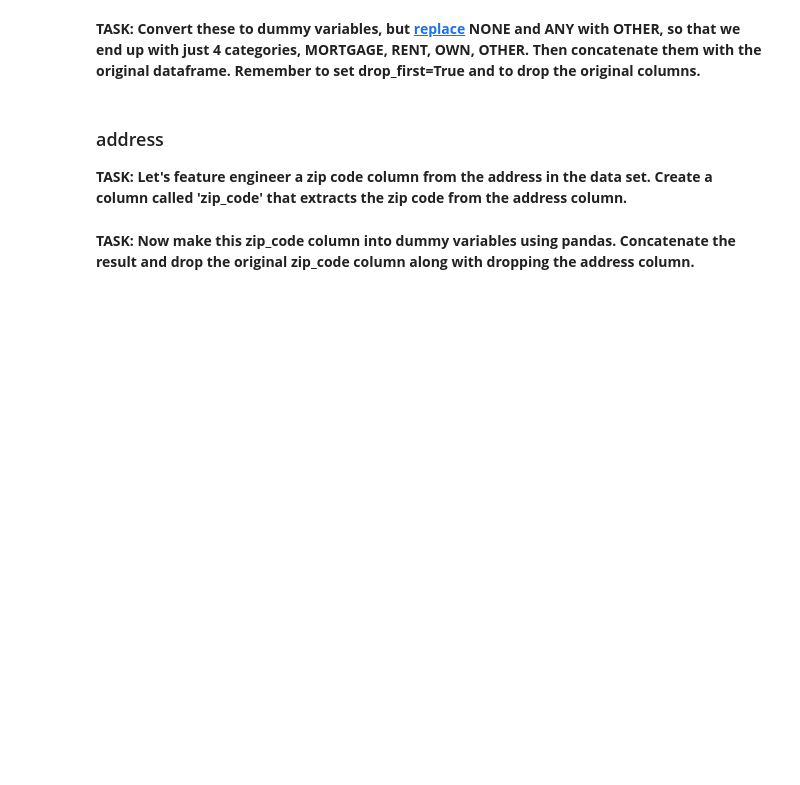
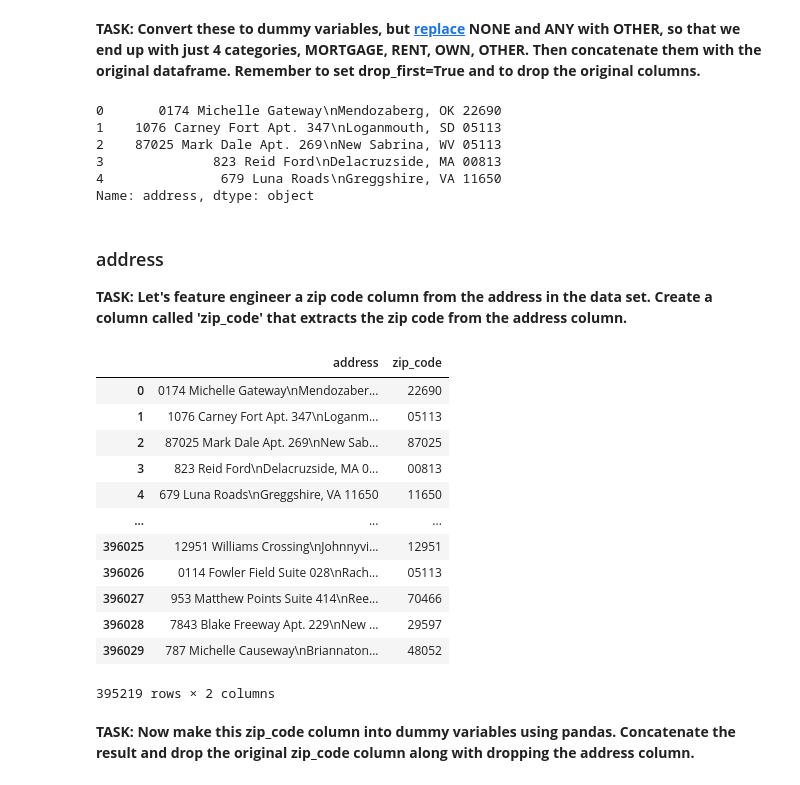
Before and after one commit to tylercoen/python, a Jupyter notebook: Python for Data Science and Machine Learning Bootcamp/Neural Nets and Deep Learning/03-Keras-Project-Exercise.ipynb, the cells around one changed output. Drawn from its saved outputs; the diff is of its cells as text; code cells hidden in the pictures; blank space fills up the shorter version.

```diff
--- a/Python for Data Science and Machine Learning Bootcamp/Neural Nets and Deep Learning/03-Keras-Project-Exercise.ipynb
+++ b/Python for Data Science and Machine Learning Bootcamp/Neural Nets and Deep Learning/03-Keras-Project-Exercise.ipynb
@@ -948,3 +916,10 @@ Index(['home_ownership', 'verification_status', 'issue_d', 'loan_status',
+# %%
+rest_of_dummies = pd.get_dummies(df[['verification_status','application_type','initial_list_status','purpose']],
+                                drop_first=True)
+# %%
+df = pd.concat([df,rest_of_dummies], axis=1)
+# %%
+df = df.drop(['verification_status', 'application_type', 'initial_list_status', 'purpose'], axis=1)
 # %% [markdown]
 ### home_ownership
 **TASK:Review the value_counts for the home_ownership column.**
@@ -962,2 +937,14 @@ Name: home_ownership, dtype: int64
+# %%
+# Replace 'NONE' and 'ANY' with 'OTHER' in the 'home_ownership' column
+df['home_ownership'] = df['home_ownership'].replace(['NONE', 'ANY'], 'OTHER')
+
+# Create dummy variables for the 'home_ownership' column
+home_ownership_dummies = pd.get_dummies(df['home_ownership'], prefix='home_ownership', drop_first=True)
+
+# Concatenate the dummy variables with the original DataFrame
+df = pd.concat([df, home_ownership_dummies], axis=1)
+
+# Drop the original 'home_ownership' column
+df = df.drop('home_ownership', axis=1)
 # %% [markdown]
 **TASK: Convert these to dummy variables, but [replace](https://pandas.pydata.org/pandas-docs/stable/reference/api/pandas.DataFrame.replace.html) NONE and ANY with OTHER, so that we end up with just 4 categories, MORTGAGE, RENT, OWN, OTHER. Then concatenate them with the original dataframe. Remember to set drop_first=True and to drop the original columns.**
@@ -966,3 +951,12 @@ Name: home_ownership, dtype: int64
+# %%
+df['address'].head()
+# %% [output]
+0       0174 Michelle Gateway\nMendozaberg, OK 22690
+1    1076 Carney Fort Apt. 347\nLoganmouth, SD 05113
+2    87025 Mark Dale Apt. 269\nNew Sabrina, WV 05113
+3              823 Reid Ford\nDelacruzside, MA 00813
+4               679 Luna Roads\nGreggshire, VA 11650
+Name: address, dtype: object
 # %% [markdown]
 ### address
 **TASK: Let's feature engineer a zip code column from the address in the data set. Create a column called 'zip_code' that extracts the zip code from the address column.**
@@ -970,0 +963,20 @@ Name: home_ownership, dtype: int64
+# %%
+# Extract zip code using regular expression and create 'zip_code' column
+df['zip_code'] = df['address'].str.extract(r'(\b\d{5}\b)')
+
+# Display the DataFrame to verify the new 'zip_code' column
+df[['address', 'zip_code']]
+# %% [output]
+|  | address | zip_code |
+| 0 | 0174 Michelle Gateway\nMendozaber... | 22690 |
+| 1 | 1076 Carney Fort Apt. 347\nLoganm... | 05113 |
+| 2 | 87025 Mark Dale Apt. 269\nNew Sab... | 87025 |
+| 3 | 823 Reid Ford\nDelacruzside, MA 0... | 00813 |
+| 4 | 679 Luna Roads\nGreggshire, VA 11650 | 11650 |
+| ... | ... | ... |
+| 396025 | 12951 Williams Crossing\nJohnnyvi... | 12951 |
+| 396026 | 0114 Fowler Field Suite 028\nRach... | 05113 |
+| 396027 | 953 Matthew Points Suite 414\nRee... | 70466 |
+| 396028 | 7843 Blake Freeway Apt. 229\nNew ... | 29597 |
+| 396029 | 787 Michelle Causeway\nBriannaton... | 48052 |
+395219 rows × 2 columns
```
Also changed, not shown: parts of 94 cells of this notebook.
